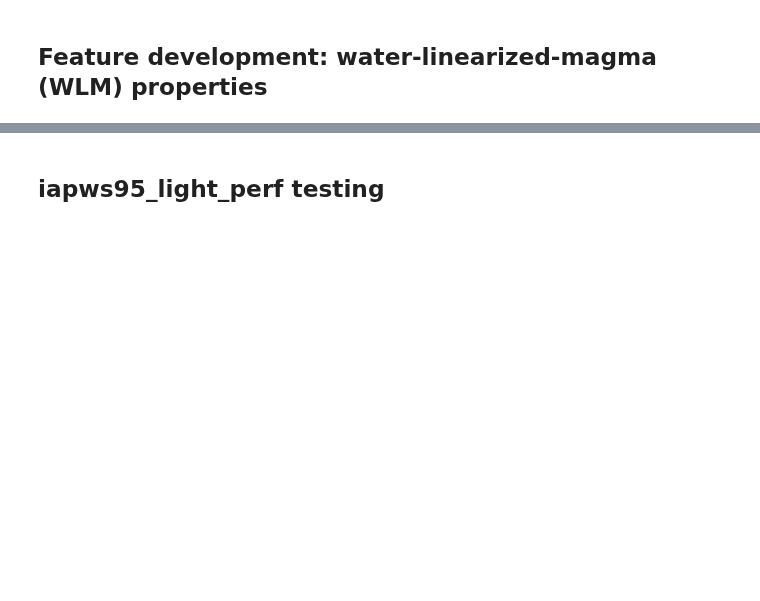
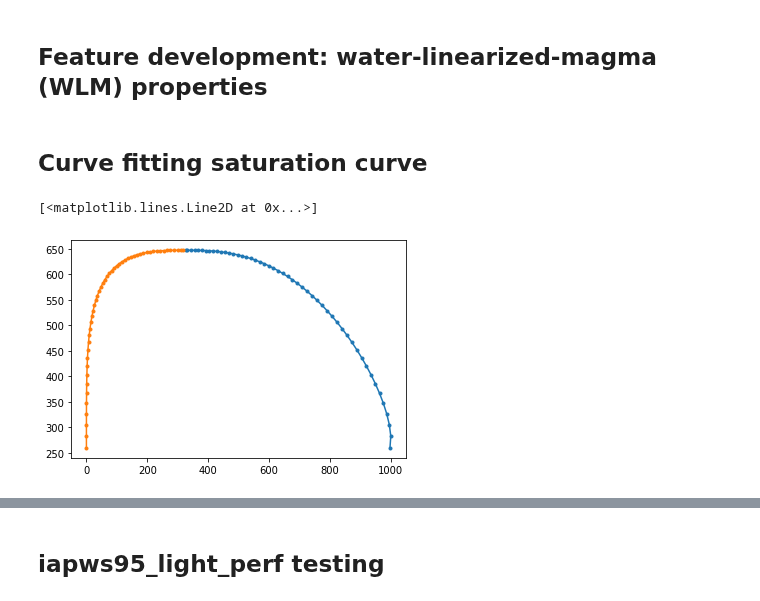
Before and after one commit to fredriclam/iapws95_light, a Jupyter notebook: water_tester.ipynb, the cells around one changed output, grey strips where cells are left out. Drawn from its saved outputs; the diff is of its cells as text; code cells hidden in the pictures; blank space fills up the shorter version.

Commit message:
Add low precision saturation curve

```diff
--- a/water_tester.ipynb
+++ b/water_tester.ipynb
@@ -408,3 +382,26 @@ for i in range(mg_out_d.shape[0]):
 xl = plt.xlabel("Mixture density (kg/m^3)")
 yl = plt.ylabel("Reduced density, water")
 plt.title(f"T = {T} K")
+# %% [markdown]
+## Curve fitting saturation curve
+# %%
+T = np.expand_dims(T_samples, axis=1)
+Tc = iapws95_light.Tc
+terms = np.hstack([1.0/(T-Tc), 1.0/(T*T), T, T*T, T*T*T, T*T*T*T])
+terms.shape
+# %%
+import numpy as np
+import float_phi_functions
+import scipy.optimize
+
+# T_samples = np.linspace(260, iapws95_light.Tc - 0.5e-3, 200)
+T_samples = iapws95_light.Tc - 0.5e-3 - (iapws95_light.Tc - 0.5e-3 - 260) * np.linspace(0,1,50)**3
+
+psat, rho_satl, rho_satv = zip(*[[float_phi_functions.prho_sat(T)[key]
+    for key in ["psat", "rho_satl", "rho_satv"]] for T in T_samples])
+
+plt.plot(rho_satl, T_samples, '.-')
+plt.plot(rho_satv, T_samples, '.-')
+# %% [output]
+[<matplotlib.lines.Line2D at 0x...>]
+[figure, added]
```
Also changed, not shown: parts of 36 cells of this notebook, 1 other file.
